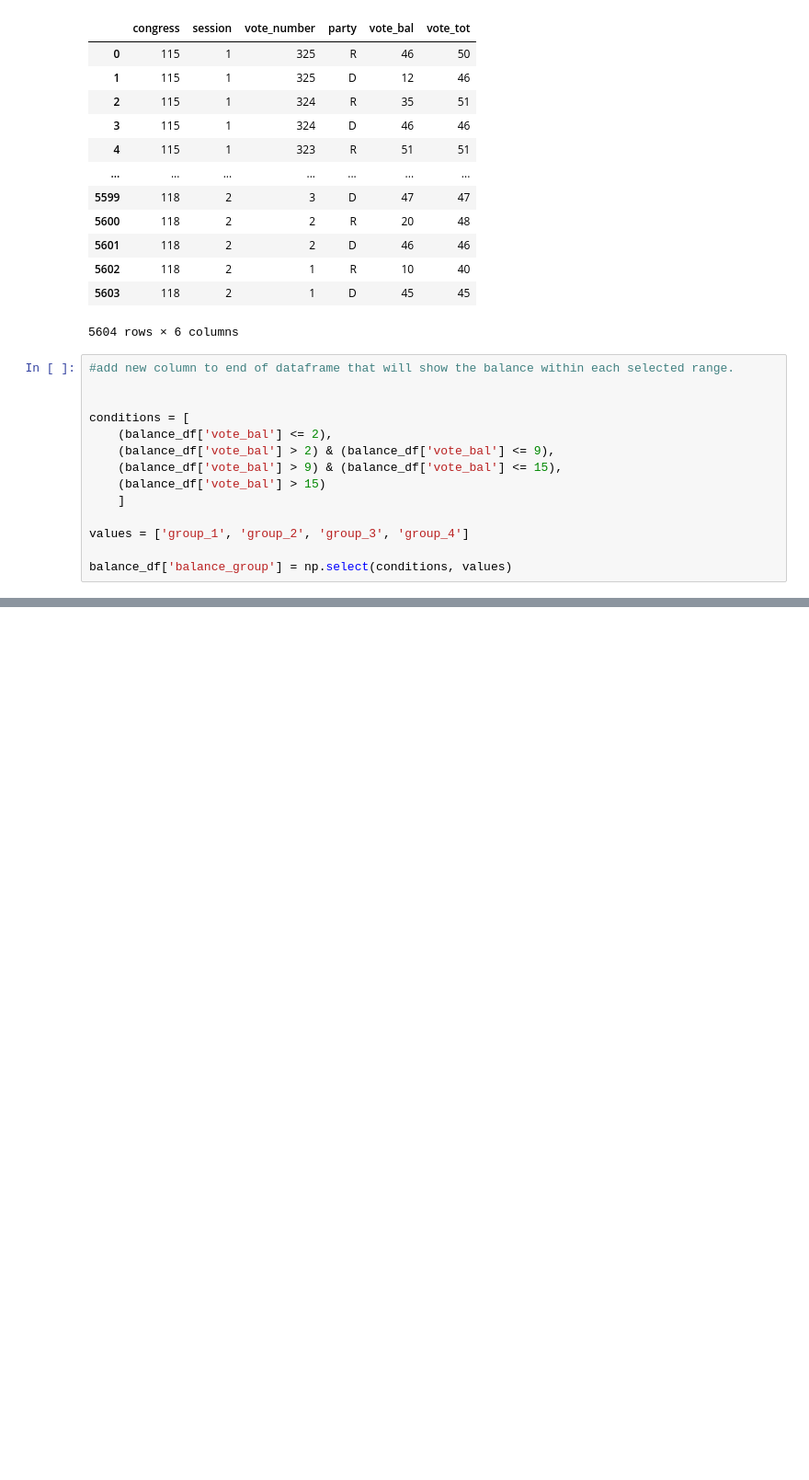
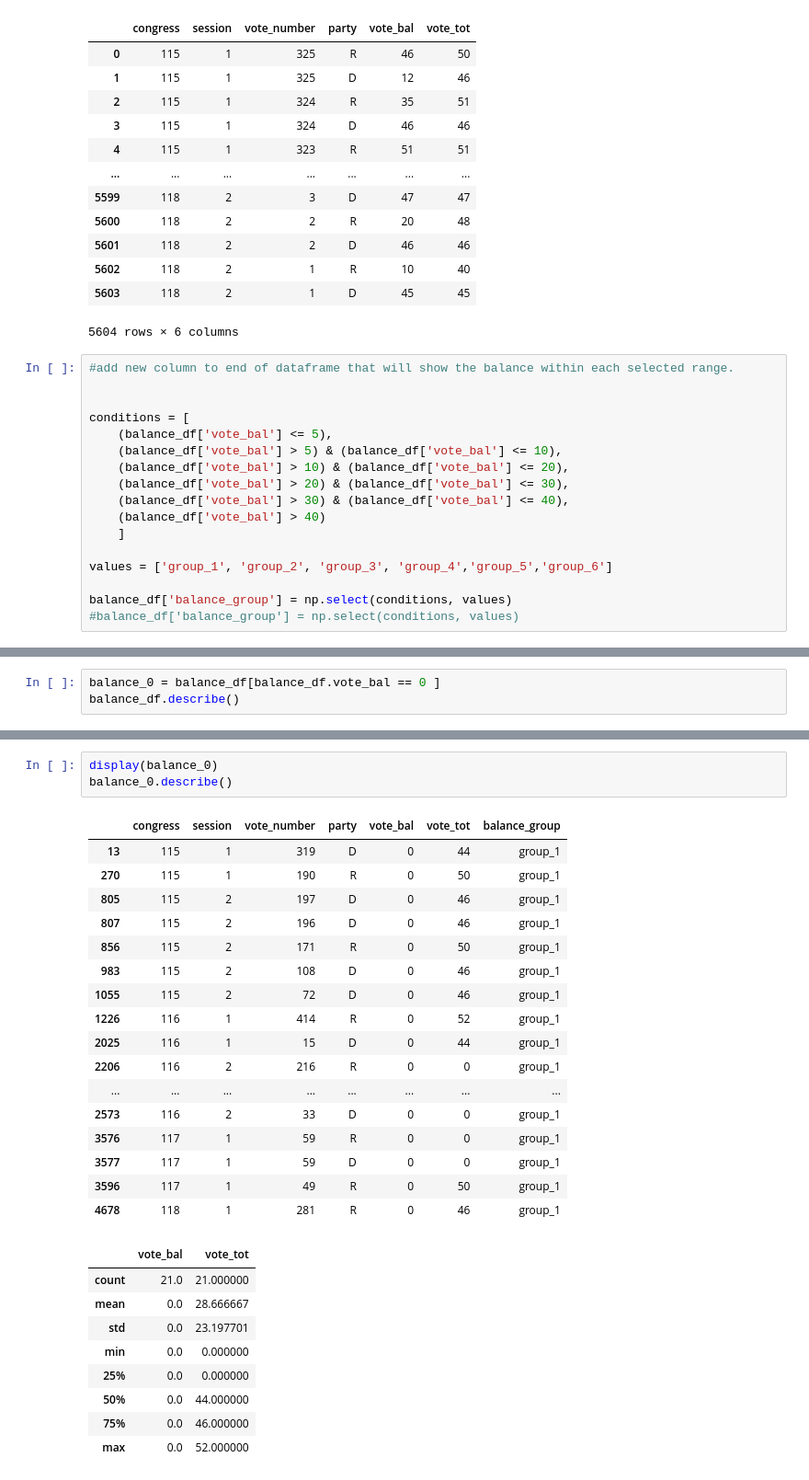
Before and after one commit to sledhead/simple_python, a Jupyter notebook: webpage_scrapv2.ipynb, the cells around one changed output, grey strips where cells are left out. Shown at 92% size. Saved outputs shown, nothing was run; the diff lists cells and outputs as text; blank space fills up the shorter version.

```diff
--- a/webpage_scrapv2.ipynb
+++ b/webpage_scrapv2.ipynb
@@ -818,12 +818,15 @@ import numpy as np
 
 
 conditions = [
-    (balance_df['vote_bal'] <= 2),
-    (balance_df['vote_bal'] > 2) & (balance_df['vote_bal'] <= 9),
-    (balance_df['vote_bal'] > 9) & (balance_df['vote_bal'] <= 15),
-    (balance_df['vote_bal'] > 15)
+    (balance_df['vote_bal'] <= 5),
+    (balance_df['vote_bal'] > 5) & (balance_df['vote_bal'] <= 10),
+    (balance_df['vote_bal'] > 10) & (balance_df['vote_bal'] <= 20),
+    (balance_df['vote_bal'] > 20) & (balance_df['vote_bal'] <= 30),
+    (balance_df['vote_bal'] > 30) & (balance_df['vote_bal'] <= 40),
+    (balance_df['vote_bal'] > 40)
     ]
 
-values = ['group_1', 'group_2', 'group_3', 'group_4']
+values = ['group_1', 'group_2', 'group_3', 'group_4','group_5','group_6']
 
 balance_df['balance_group'] = np.select(conditions, values)
+#balance_df['balance_group'] = np.select(conditions, values)
@@ -829,0 +849,3 @@ balance_df['balance_group'] = np.select(conditions, values)
+# %%
+balance_0 = balance_df[balance_df.vote_bal == 0 ]
+balance_df.describe()
@@ -829,0 +862,30 @@ balance_df['balance_group'] = np.select(conditions, values)
+# %%
+display(balance_0)
+balance_0.describe()
+# %% [output]
+|  | congress | session | vote_number | party | vote_bal | vote_tot | balance_group |
+| 13 | 115 | 1 | 319 | D | 0 | 44 | group_1 |
+| 270 | 115 | 1 | 190 | R | 0 | 50 | group_1 |
+| 805 | 115 | 2 | 197 | D | 0 | 46 | group_1 |
+| 807 | 115 | 2 | 196 | D | 0 | 46 | group_1 |
+| 856 | 115 | 2 | 171 | R | 0 | 50 | group_1 |
+| 983 | 115 | 2 | 108 | D | 0 | 46 | group_1 |
+| 1055 | 115 | 2 | 72 | D | 0 | 46 | group_1 |
+| 1226 | 116 | 1 | 414 | R | 0 | 52 | group_1 |
+| 2025 | 116 | 1 | 15 | D | 0 | 44 | group_1 |
+| 2206 | 116 | 2 | 216 | R | 0 | 0 | group_1 |
+| ... | ... | ... | ... | ... | ... | ... | ... |
+| 2573 | 116 | 2 | 33 | D | 0 | 0 | group_1 |
+| 3576 | 117 | 1 | 59 | R | 0 | 0 | group_1 |
+| 3577 | 117 | 1 | 59 | D | 0 | 0 | group_1 |
+| 3596 | 117 | 1 | 49 | R | 0 | 50 | group_1 |
+| 4678 | 118 | 1 | 281 | R | 0 | 46 | group_1 |
+|  | vote_bal | vote_tot |
+| count | 21.0 | 21.000000 |
+| mean | 0.0 | 28.666667 |
+| std | 0.0 | 23.197701 |
+| min | 0.0 | 0.000000 |
+| 25% | 0.0 | 0.000000 |
+| 50% | 0.0 | 44.000000 |
+| 75% | 0.0 | 46.000000 |
+| max | 0.0 | 52.000000 |
```
Also changed, not shown: parts of 5 cells of this notebook.
